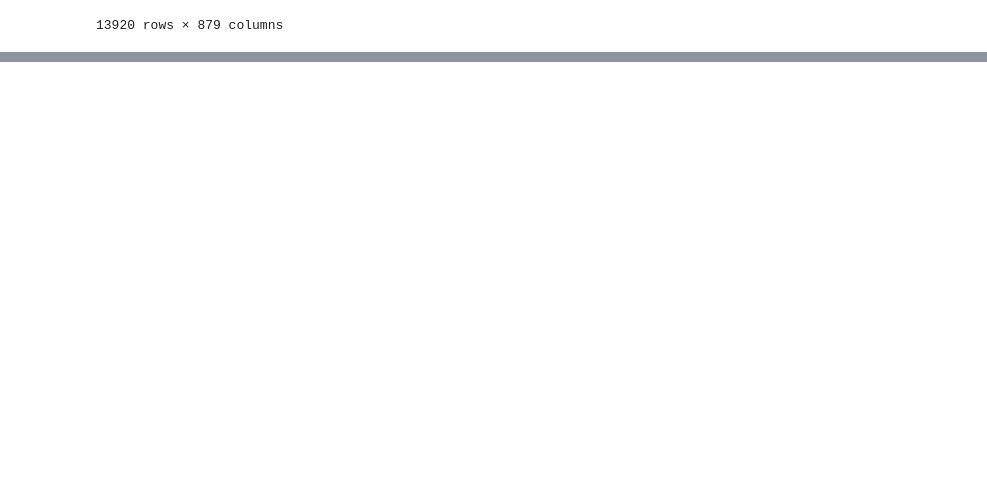
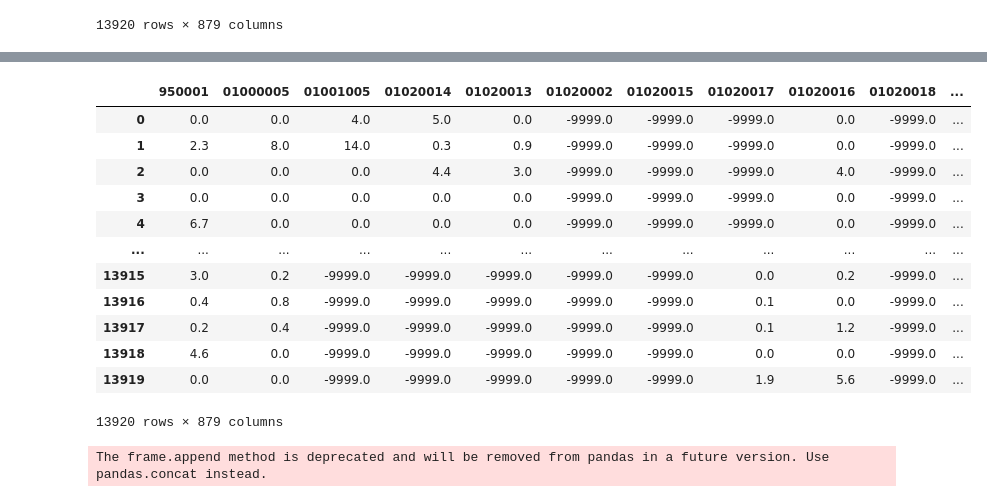
Before and after one commit to Diegogp95/mineria, a Jupyter notebook: Test_Mineria_Datos.ipynb, the cells around one changed output, grey strips where cells are left out. Drawn from its saved outputs; the diff is of its cells as text; code cells hidden in the pictures; blank space fills up the shorter version.

```diff
--- a/Test_Mineria_Datos.ipynb
+++ b/Test_Mineria_Datos.ipynb
@@ -610,0 +677,23 @@ result_string = handle_error(input_string)
+# %%
+# Reordenar las columnas de df_sin_columna según el orden de columnas en df_transformed
+df_sin_columna2 = df_sin_columna.reindex(columns=df_transformed.columns)
+
+df_sin_columna2
+# %% [output]
+|  | 950001 | 01000005 | 01001005 | 01020014 | 01020013 | 01020002 | 01020015 | 01020017 | 01020016 | 01020018 | ... |
+| 0 | 0.0 | 0.0 | 4.0 | 5.0 | 0.0 | -9999.0 | -9999.0 | -9999.0 | 0.0 | -9999.0 | ... |
+| 1 | 2.3 | 8.0 | 14.0 | 0.3 | 0.9 | -9999.0 | -9999.0 | -9999.0 | 0.0 | -9999.0 | ... |
+| 2 | 0.0 | 0.0 | 0.0 | 4.4 | 3.0 | -9999.0 | -9999.0 | -9999.0 | 4.0 | -9999.0 | ... |
+| 3 | 0.0 | 0.0 | 0.0 | 0.0 | 0.0 | -9999.0 | -9999.0 | -9999.0 | 0.0 | -9999.0 | ... |
+| 4 | 6.7 | 0.0 | 0.0 | 0.0 | 0.0 | -9999.0 | -9999.0 | -9999.0 | 0.0 | -9999.0 | ... |
+| ... | ... | ... | ... | ... | ... | ... | ... | ... | ... | ... | ... |
+| 13915 | 3.0 | 0.2 | -9999.0 | -9999.0 | -9999.0 | -9999.0 | -9999.0 | 0.0 | 0.2 | -9999.0 | ... |
+| 13916 | 0.4 | 0.8 | -9999.0 | -9999.0 | -9999.0 | -9999.0 | -9999.0 | 0.1 | 0.0 | -9999.0 | ... |
+| 13917 | 0.2 | 0.4 | -9999.0 | -9999.0 | -9999.0 | -9999.0 | -9999.0 | 0.1 | 1.2 | -9999.0 | ... |
+| 13918 | 4.6 | 0.0 | -9999.0 | -9999.0 | -9999.0 | -9999.0 | -9999.0 | 0.0 | 0.0 | -9999.0 | ... |
+| 13919 | 0.0 | 0.0 | -9999.0 | -9999.0 | -9999.0 | -9999.0 | -9999.0 | 1.9 | 5.6 | -9999.0 | ... |
+13920 rows × 879 columns
+# %%
+df_sin_columna2 = df_sin_columna2.append(df_transformed.iloc[0], ignore_index=True)
+# %% [output]
+The frame.append method is deprecated and will be removed from pandas in a future version. Use pandas.concat instead.
```
Also changed, not shown: parts of 18 cells of this notebook.
